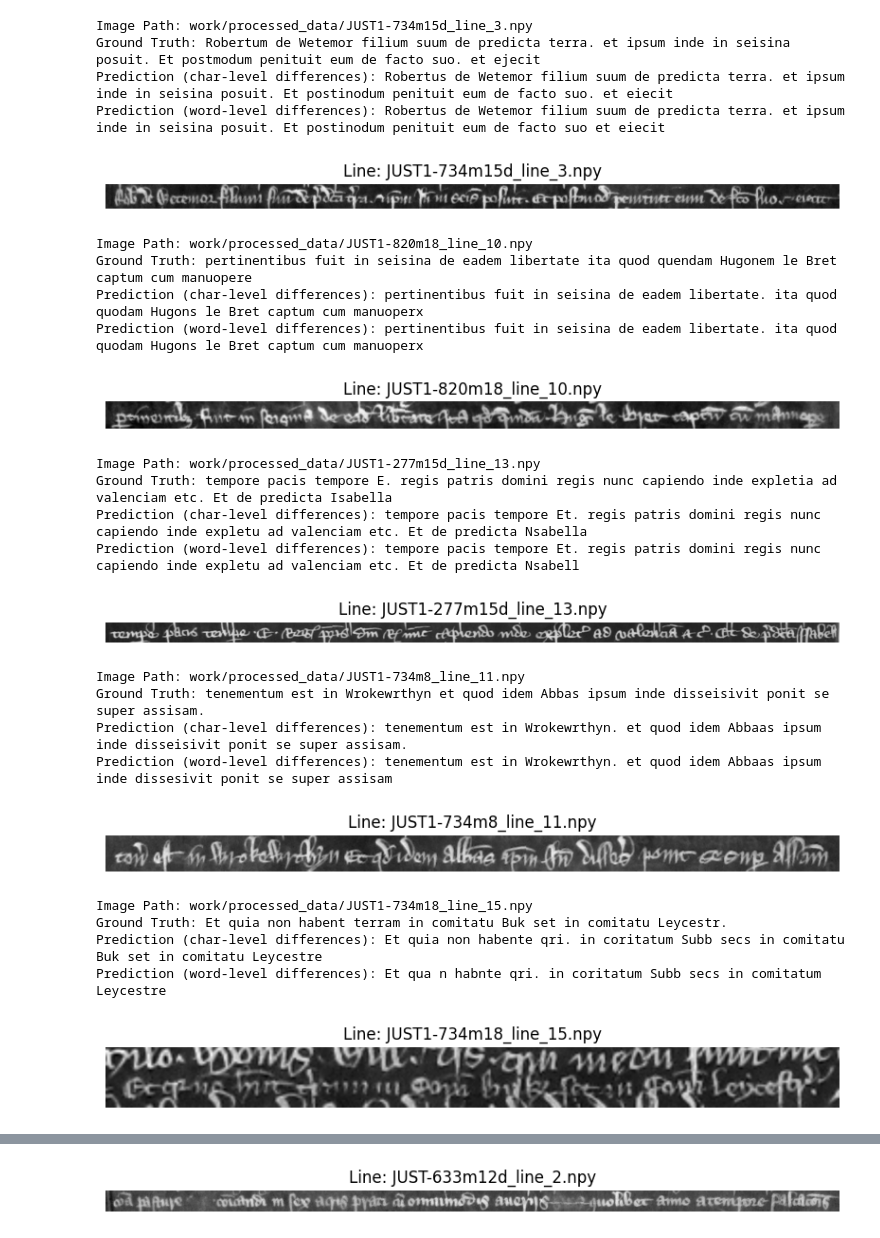
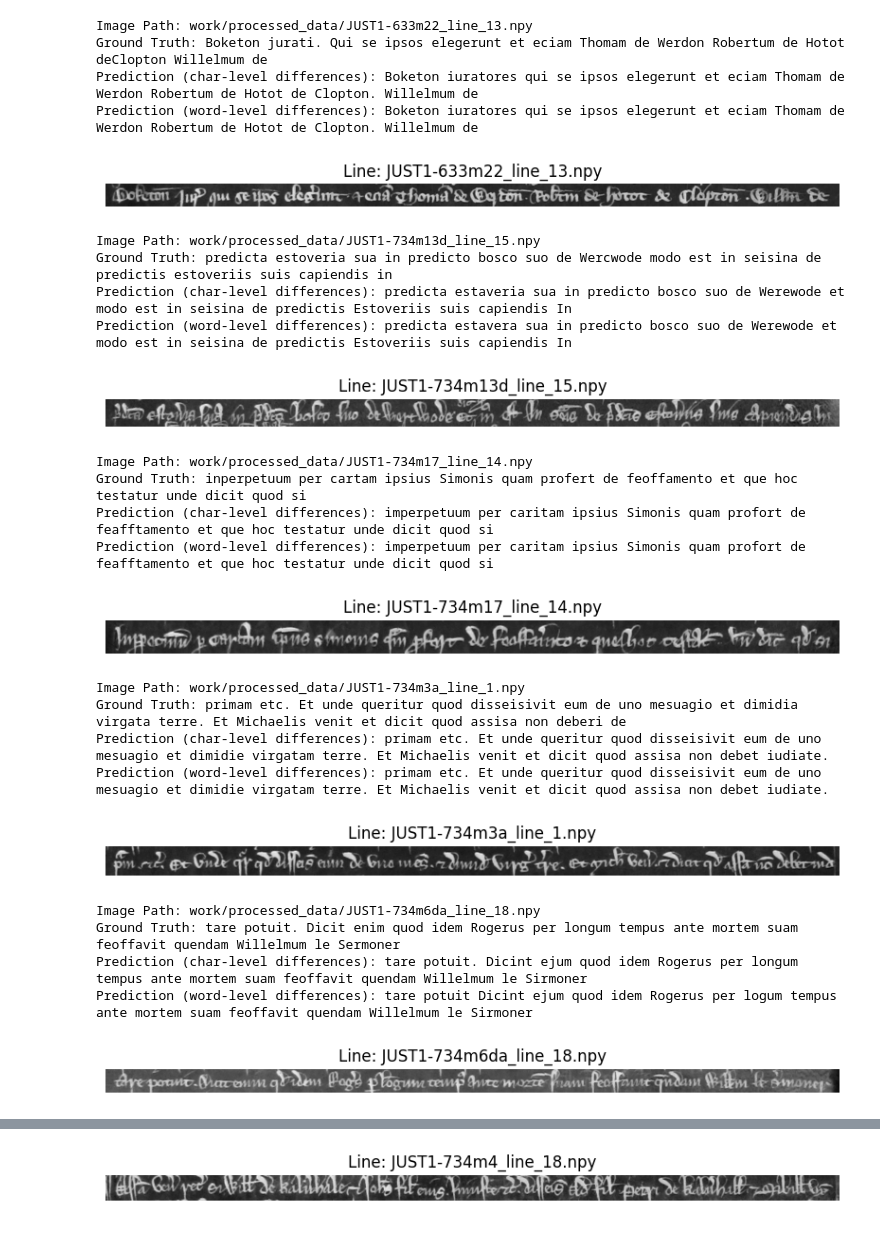
Before and after one commit to comp-int-hum/latin-transcription, a Jupyter notebook: scripts/visualise_errors.ipynb, the cells around one changed output, grey strips where cells are left out. Saved outputs shown, nothing was run; the diff lists cells and outputs as text; code cells hidden in the pictures.

```diff
--- a/scripts/visualise_errors.ipynb
+++ b/scripts/visualise_errors.ipynb
@@ -5,7 +5,8 @@ import json
 import matplotlib.pyplot as plt
 import numpy as np
 # %%
-error_dir = "work/errors/train"
+error_dir = "work/errors/val"
+# error_dir = "work/errors/test"
 project_dir = "/home/efittsc1/projects/latin-transcription/"
 error_dir = project_dir + error_dir
 # %%
@@ -35,31 +36,31 @@ def visualise_result(data):
 # %%
 for error_json in os.listdir(error_dir)[:10]:
     with open(os.path.join(error_dir, error_json), 'r') as f:
         data = json.load(f)
-    visualise_result(error_json)
+    visualise_result(data)
 # %% [output]
-Image Path: work/processed_data/JUST1-734m15d_line_3.npy
-Ground Truth: Robertum de Wetemor filium suum de predicta terra. et ipsum inde in seisina posuit. Et postmodum penituit eum de facto suo. et ejecit
-Prediction (char-level differences): Robertus de Wetemor filium suum de predicta terra. et ipsum inde in seisina posuit. Et postinodum penituit eum de facto suo. et eiecit
-Prediction (word-level differences): Robertus de Wetemor filium suum de predicta terra. et ipsum inde in seisina posuit. Et postinodum penituit eum de facto suo et eiecit
+Image Path: work/processed_data/JUST1-633m22_line_13.npy
+Ground Truth: Boketon jurati. Qui se ipsos elegerunt et eciam Thomam de Werdon Robertum de Hotot deClopton Willelmum de
+Prediction (char-level differences): Boketon iuratores qui se ipsos elegerunt et eciam Thomam de Werdon Robertum de Hotot de Clopton. Willelmum de
+Prediction (word-level differences): Boketon iuratores qui se ipsos elegerunt et eciam Thomam de Werdon Robertum de Hotot de Clopton. Willelmum de
-[figure, old version]
+[figure, new version]
-Image Path: work/processed_data/JUST1-820m18_line_10.npy
-Ground Truth: pertinentibus fuit in seisina de eadem libertate ita quod quendam Hugonem le Bret captum cum manuopere
-Prediction (char-level differences): pertinentibus fuit in seisina de eadem libertate. ita quod quodam Hugons le Bret captum cum manuoperx
-Prediction (word-level differences): pertinentibus fuit in seisina de eadem libertate. ita quod quodam Hugons le Bret captum cum manuoperx
+Image Path: work/processed_data/JUST1-734m13d_line_15.npy
+Ground Truth: predicta estoveria sua in predicto bosco suo de Wercwode modo est in seisina de predictis estoveriis suis capiendis in
+Prediction (char-level differences): predicta estaveria sua in predicto bosco suo de Werewode et modo est in seisina de predictis Estoveriis suis capiendis In
+Prediction (word-level differences): predicta estavera sua in predicto bosco suo de Werewode et modo est in seisina de predictis Estoveriis suis capiendis In
-[figure, old version]
+[figure, new version]
-Image Path: work/processed_data/JUST1-277m15d_line_13.npy
-Ground Truth: tempore pacis tempore E. regis patris domini regis nunc capiendo inde expletia ad valenciam etc. Et de predicta Isabella
-Prediction (char-level differences): tempore pacis tempore Et. regis patris domini regis nunc capiendo inde expletu ad valenciam etc. Et de predicta Nsabella
-Prediction (word-level differences): tempore pacis tempore Et. regis patris domini regis nunc capiendo inde expletu ad valenciam etc. Et de predicta Nsabell
+Image Path: work/processed_data/JUST1-734m17_line_14.npy
+Ground Truth: inperpetuum per cartam ipsius Simonis quam profert de feoffamento et que hoc testatur unde dicit quod si
+Prediction (char-level differences): imperpetuum per caritam ipsius Simonis quam profort de feafftamento et que hoc testatur unde dicit quod si
+Prediction (word-level differences): imperpetuum per caritam ipsius Simonis quam profort de feafftamento et que hoc testatur unde dicit quod si
-[figure, old version]
+[figure, new version]
-Image Path: work/processed_data/JUST1-734m8_line_11.npy
-Ground Truth: tenementum est in Wrokewrthyn et quod idem Abbas ipsum inde disseisivit ponit se super assisam.
-Prediction (char-level differences): tenementum est in Wrokewrthyn. et quod idem Abbaas ipsum inde disseisivit ponit se super assisam.
-Prediction (word-level differences): tenementum est in Wrokewrthyn. et quod idem Abbaas ipsum inde dissesivit ponit se super assisam
+Image Path: work/processed_data/JUST1-734m3a_line_1.npy
+Ground Truth: primam etc. Et unde queritur quod disseisivit eum de uno mesuagio et dimidia virgata terre. Et Michaelis venit et dicit quod assisa non deberi de
+Prediction (char-level differences): primam etc. Et unde queritur quod disseisivit eum de uno mesuagio et dimidie virgatam terre. Et Michaelis venit et dicit quod assisa non debet iudiate.
+Prediction (word-level differences): primam etc. Et unde queritur quod disseisivit eum de uno mesuagio et dimidie virgatam terre. Et Michaelis venit et dicit quod assisa non debet iudiate.
-[figure, old version]
+[figure, new version]
-Image Path: work/processed_data/JUST1-734m18_line_15.npy
-Ground Truth: Et quia non habent terram in comitatu Buk set in comitatu Leycestr.
-Prediction (char-level differences): Et quia non habente qri. in coritatum Subb secs in comitatu Buk set in comitatu Leycestre
-Prediction (word-level differences): Et qua n habnte qri. in coritatum Subb secs in comitatum Leycestre
+Image Path: work/processed_data/JUST1-734m6da_line_18.npy
+Ground Truth: tare potuit. Dicit enim quod idem Rogerus per longum tempus ante mortem suam feoffavit quendam Willelmum le Sermoner
+Prediction (char-level differences): tare potuit. Dicint ejum quod idem Rogerus per longum tempus ante mortem suam feoffavit quendam Willelmum le Sirmoner
+Prediction (word-level differences): tare potuit Dicint ejum quod idem Rogerus per logum tempus ante mortem suam feoffavit quendam Willelmum le Sirmoner
-[figure, old version]
+[figure, new version]
@@ -70,2 +71,2 @@ Prediction (word-level differences): comuna pasture communcandi in sex acris pra
-[figure, old version]
+[figure, new version]
 ... (8 outputs left out)
```
Also changed, not shown: parts of 1 cell of this notebook, 1 other file.
